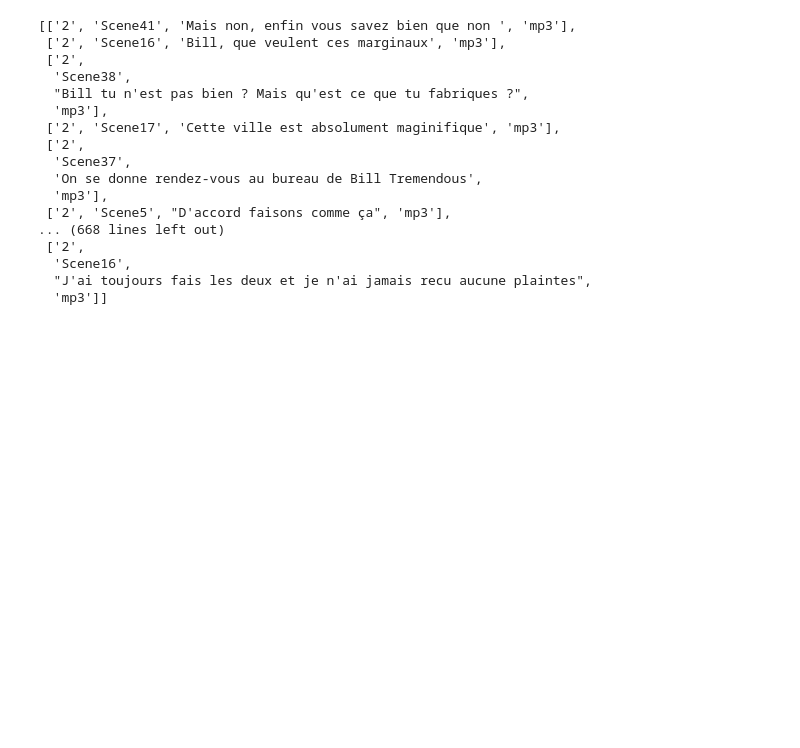
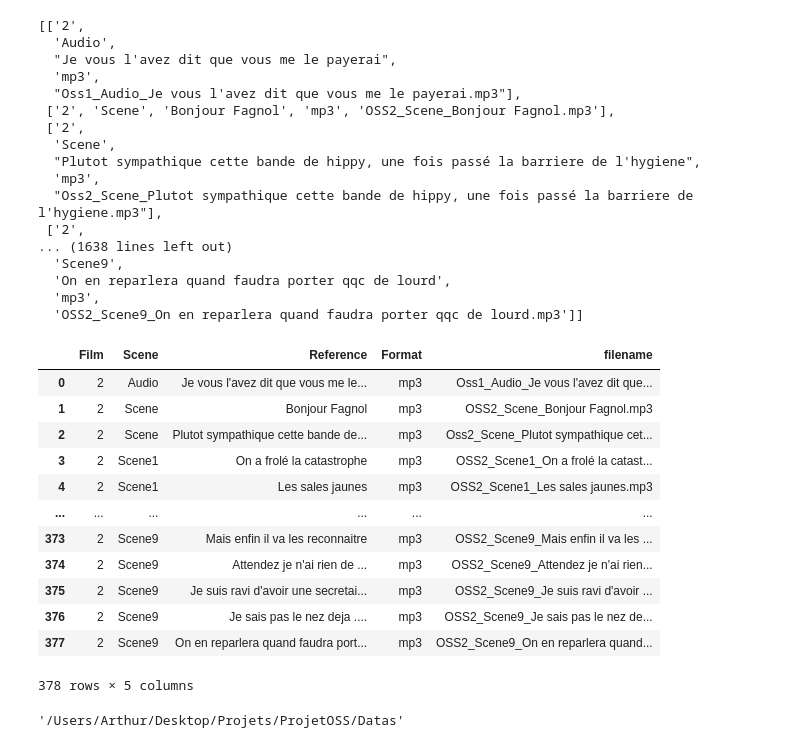
Before and after one commit to axeldinh/ProjetOSS, a Jupyter notebook: Datas/Write_references_tocsv.ipynb, the cells around one changed output. Saved outputs shown, nothing was run; the diff lists cells and outputs as text; code cells hidden in the pictures; blank space fills up the shorter version.

Commit message:
csv ref_list

```diff
--- a/Datas/Write_references_tocsv.ipynb
+++ b/Datas/Write_references_tocsv.ipynb
@@ -4,30 +4,46 @@ import pandas as pd
 import re
 # %%
 data=list()
+directory = os.getcwd()+"/Oss2"
 for file in os.listdir(directory):
     if file.endswith('.mp3'):
-        temp =["2"]+re.split("_|.mp3",file)[1:-1]+["mp3"]
+        temp =["2"]+re.split("_|.mp3",file)[1:-1]+["mp3"]+[file]
         data.append(temp)
 
+data.sort(key=lambda x: x[1])
 data
 # %% [output]
-[['2', 'Scene41', 'Mais non, enfin vous savez bien que non ', 'mp3'],
- ['2', 'Scene16', 'Bill, que veulent ces marginaux', 'mp3'],
+[['2',
+  'Audio',
+  "Je vous l'avez dit que vous me le payerai",
+  'mp3',
+  "Oss1_Audio_Je vous l'avez dit que vous me le payerai.mp3"],
+ ['2', 'Scene', 'Bonjour Fagnol', 'mp3', 'OSS2_Scene_Bonjour Fagnol.mp3'],
  ['2',
-  'Scene38',
-  "Bill tu n'est pas bien ? Mais qu'est ce que tu fabriques ?",
-  'mp3'],
- ['2', 'Scene17', 'Cette ville est absolument maginifique', 'mp3'],
+  'Scene',
+  "Plutot sympathique cette bande de hippy, une fois passé la barriere de l'hygiene",
+  'mp3',
+  "Oss2_Scene_Plutot sympathique cette bande de hippy, une fois passé la barriere de l'hygiene.mp3"],
  ['2',
-  'Scene37',
-  'On se donne rendez-vous au bureau de Bill Tremendous',
-  'mp3'],
- ['2', 'Scene5', "D'accord faisons comme ça", 'mp3'],
-... (668 lines left out)
- ['2',
-  'Scene16',
-  "J'ai toujours fais les deux et je n'ai jamais recu aucune plaintes",
-  'mp3']]
+... (1638 lines left out)
+  'Scene9',
+  'On en reparlera quand faudra porter qqc de lourd',
+  'mp3',
+  'OSS2_Scene9_On en reparlera quand faudra porter qqc de lourd.mp3']]
 # %%
-df = pd.DataFrame(data=data,columns=["Film","Scene","Reference","Format"])
-df.to_csv(os.getcwd()+"ref_list_2.csv")
+df = pd.DataFrame(data=data,columns=["Film","Scene","Reference","Format",'filename'])
+df
+# %% [output]
+|  | Film | Scene | Reference | Format | filename |
+| 0 | 2 | Audio | Je vous l'avez dit que vous me le... | mp3 | Oss1_Audio_Je vous l'avez dit que... |
+| 1 | 2 | Scene | Bonjour Fagnol | mp3 | OSS2_Scene_Bonjour Fagnol.mp3 |
+| 2 | 2 | Scene | Plutot sympathique cette bande de... | mp3 | Oss2_Scene_Plutot sympathique cet... |
+| 3 | 2 | Scene1 | On a frolé la catastrophe | mp3 | OSS2_Scene1_On a frolé la catast... |
+| 4 | 2 | Scene1 | Les sales jaunes | mp3 | OSS2_Scene1_Les sales jaunes.mp3 |
+| ... | ... | ... | ... | ... | ... |
+| 373 | 2 | Scene9 | Mais enfin il va les reconnaitre | mp3 | OSS2_Scene9_Mais enfin il va les ... |
+| 374 | 2 | Scene9 | Attendez je n'ai rien de ... | mp3 | OSS2_Scene9_Attendez je n'ai rien... |
+| 375 | 2 | Scene9 | Je suis ravi d'avoir une secretai... | mp3 | OSS2_Scene9_Je suis ravi d'avoir ... |
+| 376 | 2 | Scene9 | Je sais pas le nez deja .... | mp3 | OSS2_Scene9_Je sais pas le nez de... |
+| 377 | 2 | Scene9 | On en reparlera quand faudra port... | mp3 | OSS2_Scene9_On en reparlera quand... |
+378 rows × 5 columns
@@ -33,0 +52,4 @@ df.to_csv(os.getcwd()+"ref_list_2.csv")
+# %%
+os.getcwd()
+# %% [output]
+'/Users/Arthur/Desktop/Projets/ProjetOSS/Datas'
```
Also changed, not shown: parts of 1 cell of this notebook, 4 other files.
